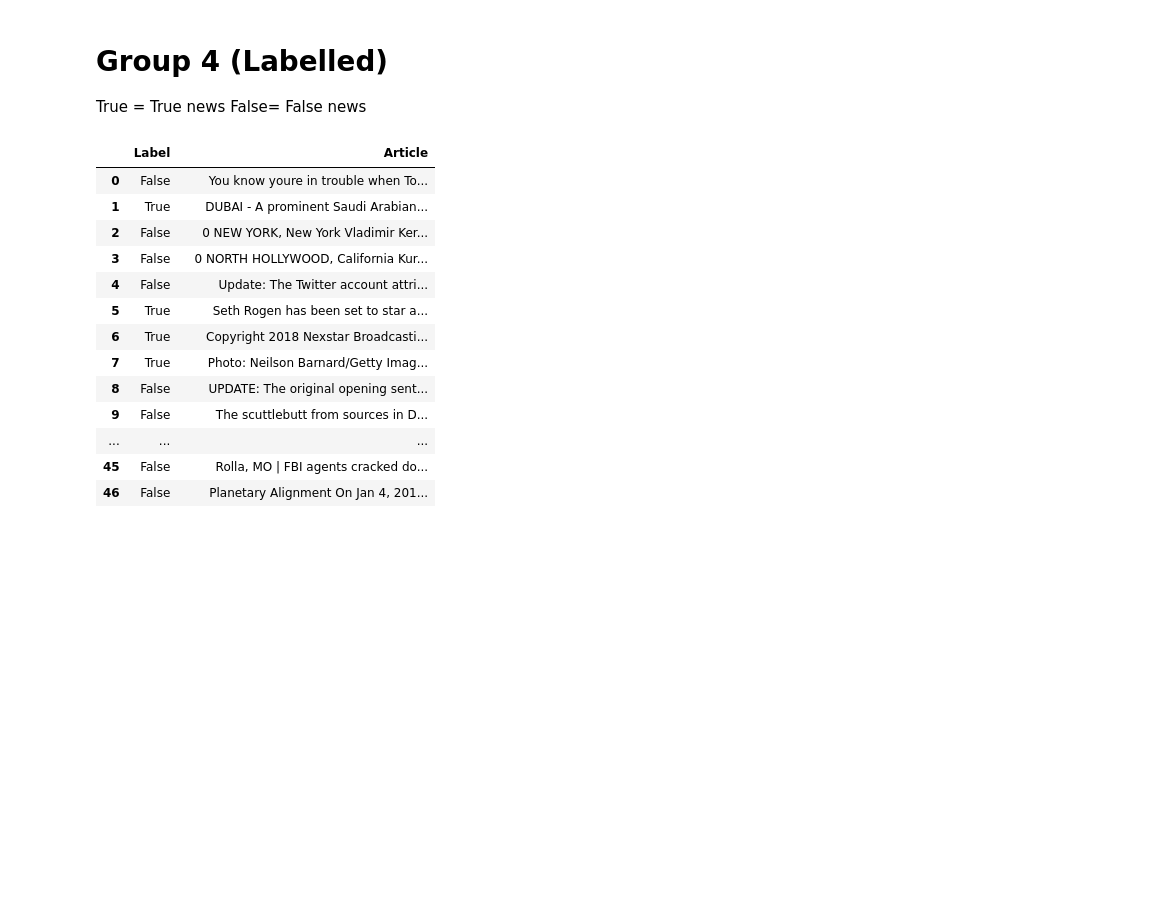
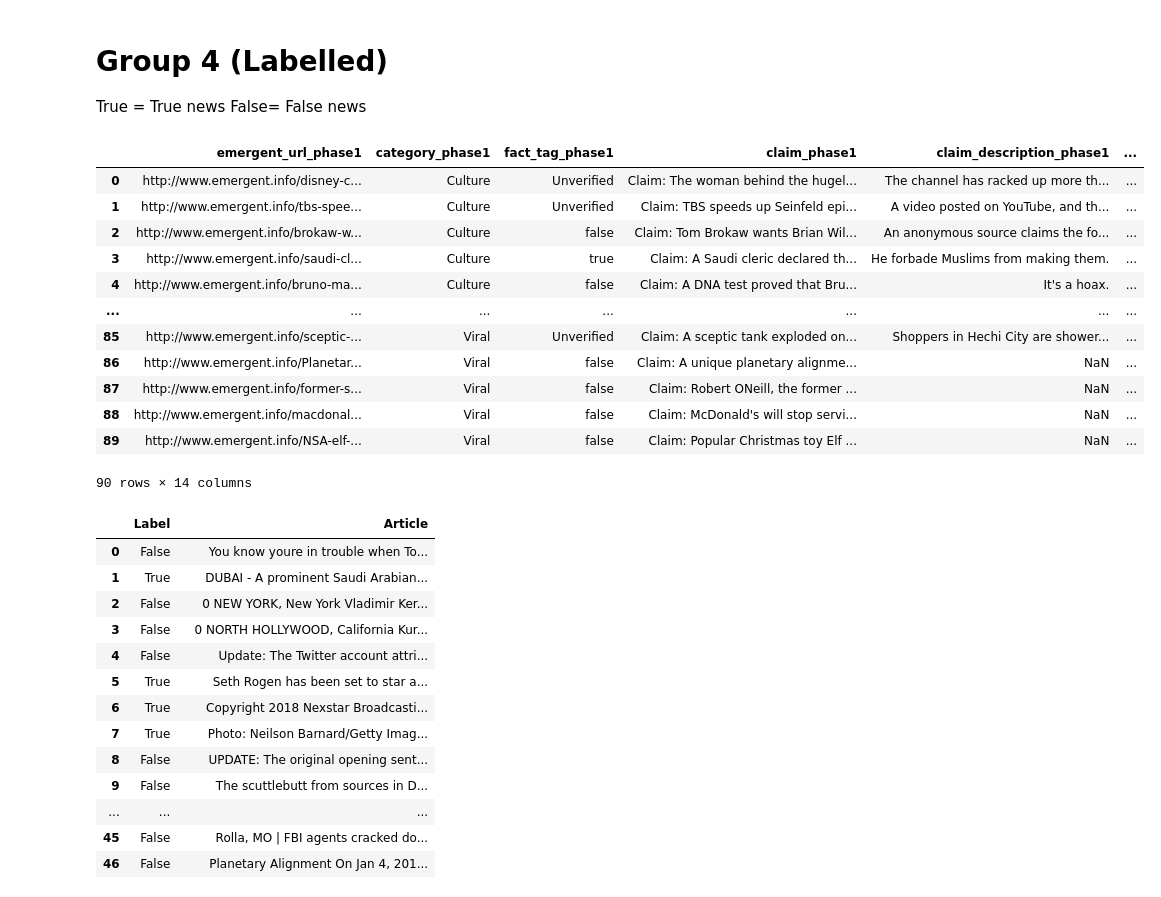
Before and after one commit to bksaini078/fake_news_detection, a Jupyter notebook: Data_Processing/Data_Merging.ipynb, the cells around one changed output. Cells and saved outputs as stored; diff of their text form; code cells hidden in the pictures; blank space fills up the shorter version.

```diff
--- a/Data_Processing/Data_Merging.ipynb
+++ b/Data_Processing/Data_Merging.ipynb
@@ -6,14 +6,28 @@ False= False news
 # %%
 import pandas as pd
 import numpy as np
 
 #group 4
 #have to read seperately perez_rosas_etal_2018= pd.read_csv()
 
 #misinformation
 misinfo_asr_ft_etal_emergent= pd.read_csv("MisInfoText_Asr_FT_etal_2019-Emergent/emergent_phase2_clean_2018_7_2.csv", header= 0)
 
-# misinfo_asr_ft_etal_emergent
+misinfo_asr_ft_etal_emergent
+# %% [output]
+|  | emergent_url_phase1 | category_phase1 | fact_tag_phase1 | claim_phase1 | claim_description_phase1 | ... |
+| 0 | http://www.emergent.info/disney-c... | Culture | Unverified | Claim: The woman behind the hugel... | The channel has racked up more th... | ... |
+| 1 | http://www.emergent.info/tbs-spee... | Culture | Unverified | Claim: TBS speeds up Seinfeld epi... | A video posted on YouTube, and th... | ... |
+| 2 | http://www.emergent.info/brokaw-w... | Culture | false | Claim: Tom Brokaw wants Brian Wil... | An anonymous source claims the fo... | ... |
+| 3 | http://www.emergent.info/saudi-cl... | Culture | true | Claim: A Saudi cleric declared th... | He forbade Muslims from making them. | ... |
+| 4 | http://www.emergent.info/bruno-ma... | Culture | false | Claim: A DNA test proved that Bru... | It's a hoax. | ... |
+| ... | ... | ... | ... | ... | ... | ... |
+| 85 | http://www.emergent.info/sceptic-... | Viral | Unverified | Claim: A sceptic tank exploded on... | Shoppers in Hechi City are shower... | ... |
+| 86 | http://www.emergent.info/Planetar... | Viral | false | Claim: A unique planetary alignme... | NaN | ... |
+| 87 | http://www.emergent.info/former-s... | Viral | false | Claim: Robert ONeill, the former ... | NaN | ... |
+| 88 | http://www.emergent.info/macdonal... | Viral | false | Claim: McDonald's will stop servi... | NaN | ... |
+| 89 | http://www.emergent.info/NSA-elf-... | Viral | false | Claim: Popular Christmas toy Elf ... | NaN | ... |
+90 rows × 14 columns
 # %%
 #droping unverified data
 misinfo_emergent=misinfo_asr_ft_etal_emergent[misinfo_asr_ft_etal_emergent.fact_tag_phase1 != 'Unverified']
```
Also changed, not shown: parts of 4 cells of this notebook.
